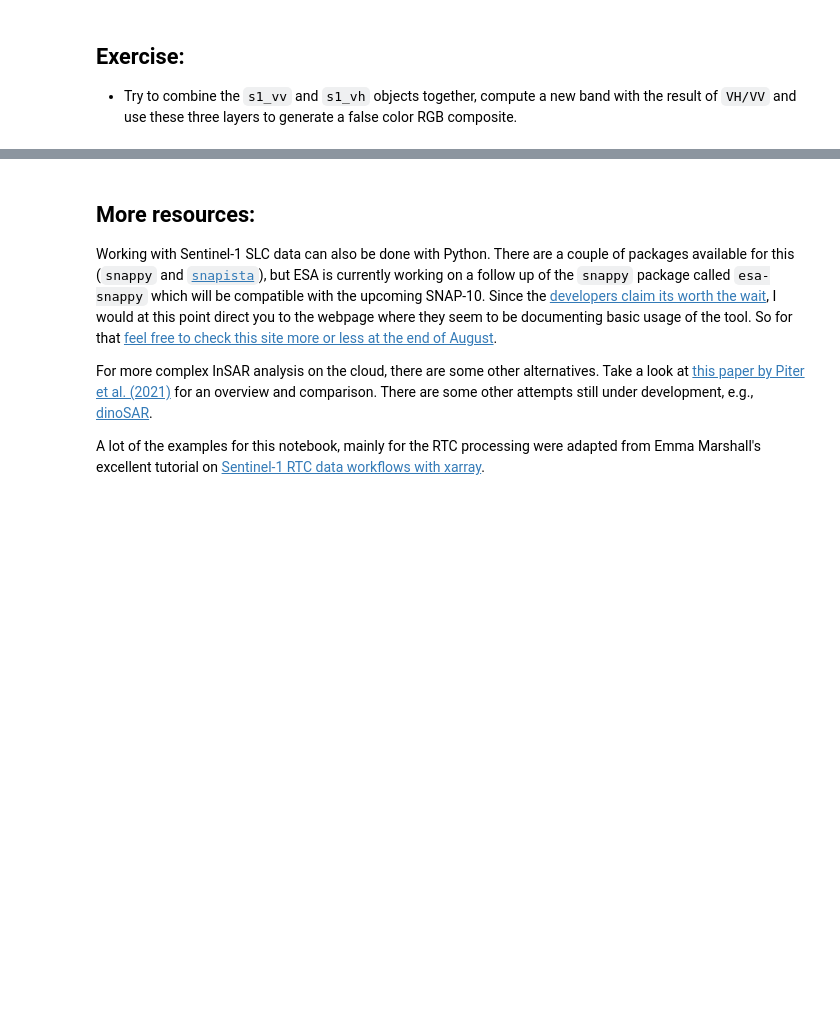
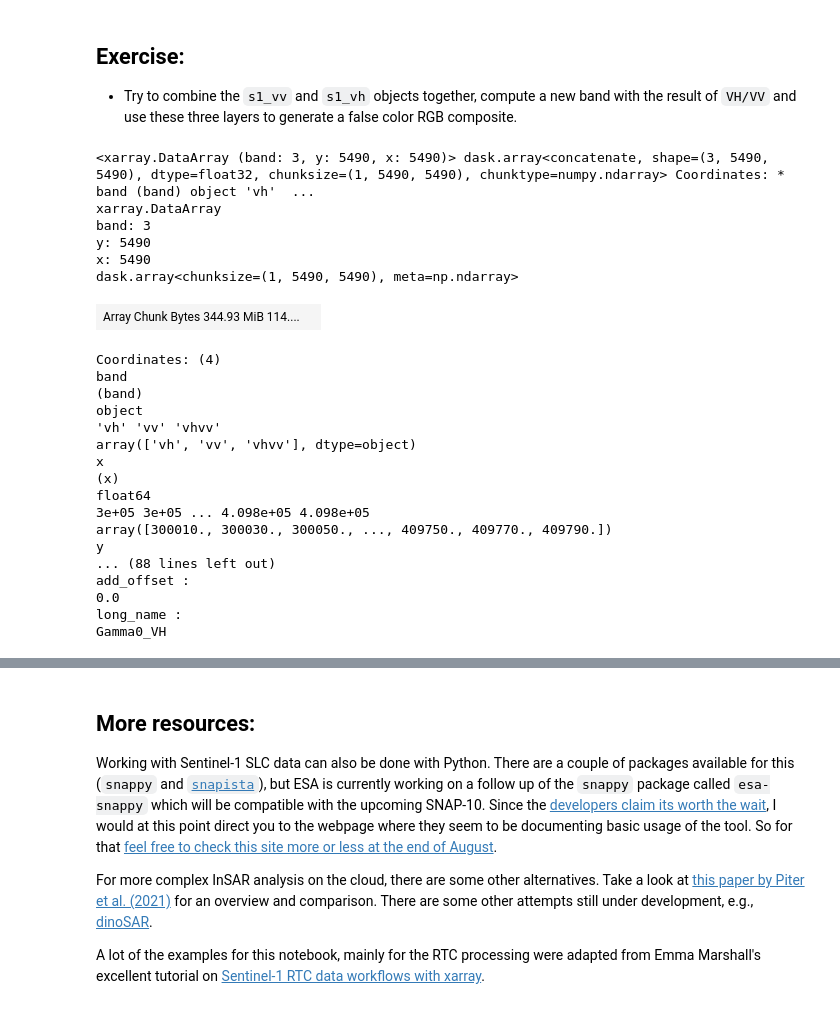
Before and after one commit to loreabad6/ogh23, a Jupyter notebook: notebooks/jupyter/sentinel1.ipynb, the cells around one changed output, grey strips where cells are left out. Saved outputs shown, nothing was run; the diff lists cells and outputs as text; code cells hidden in the pictures; blank space fills up the shorter version.

```diff
--- a/notebooks/jupyter/sentinel1.ipynb
+++ b/notebooks/jupyter/sentinel1.ipynb
@@ -177,3 +291,33 @@ power_to_db(s1_vv_ss).plot(cmap=plt.cm.Greys_r)
 ## Exercise:
 
 - Try to combine the `s1_vv` and `s1_vh` objects together, compute a new band with the result of `VH/VV` and use these three layers to generate a false color RGB composite.
+# %%
+s1_rt = s1_vh/s1_vv
+s1 = xr.concat([s1_vh, s1_vv, s1_rt], pd.Index(['vh', 'vv', 'vhvv'], name = 'band'))
+
+s1
+# %% [output]
+<xarray.DataArray (band: 3, y: 5490, x: 5490)> dask.array<concatenate, shape=(3, 5490, 5490), dtype=float32, chunksize=(1, 5490, 5490), chunktype=numpy.ndarray> Coordinates: * band (band) object 'vh'  ...
+xarray.DataArray
+band: 3
+y: 5490
+x: 5490
+dask.array<chunksize=(1, 5490, 5490), meta=np.ndarray>
+| Array Chunk Bytes 344.93 MiB 114.... |  |
+Coordinates: (4)
+band
+(band)
+object
+'vh' 'vv' 'vhvv'
+array(['vh', 'vv', 'vhvv'], dtype=object)
+x
+(x)
+float64
+3e+05 3e+05 ... 4.098e+05 4.098e+05
+array([300010., 300030., 300050., ..., 409750., 409770., 409790.])
+y
+... (88 lines left out)
+add_offset :
+0.0
+long_name :
+Gamma0_VH
```
Also changed, not shown: parts of 17 cells of this notebook, 1 other file.
